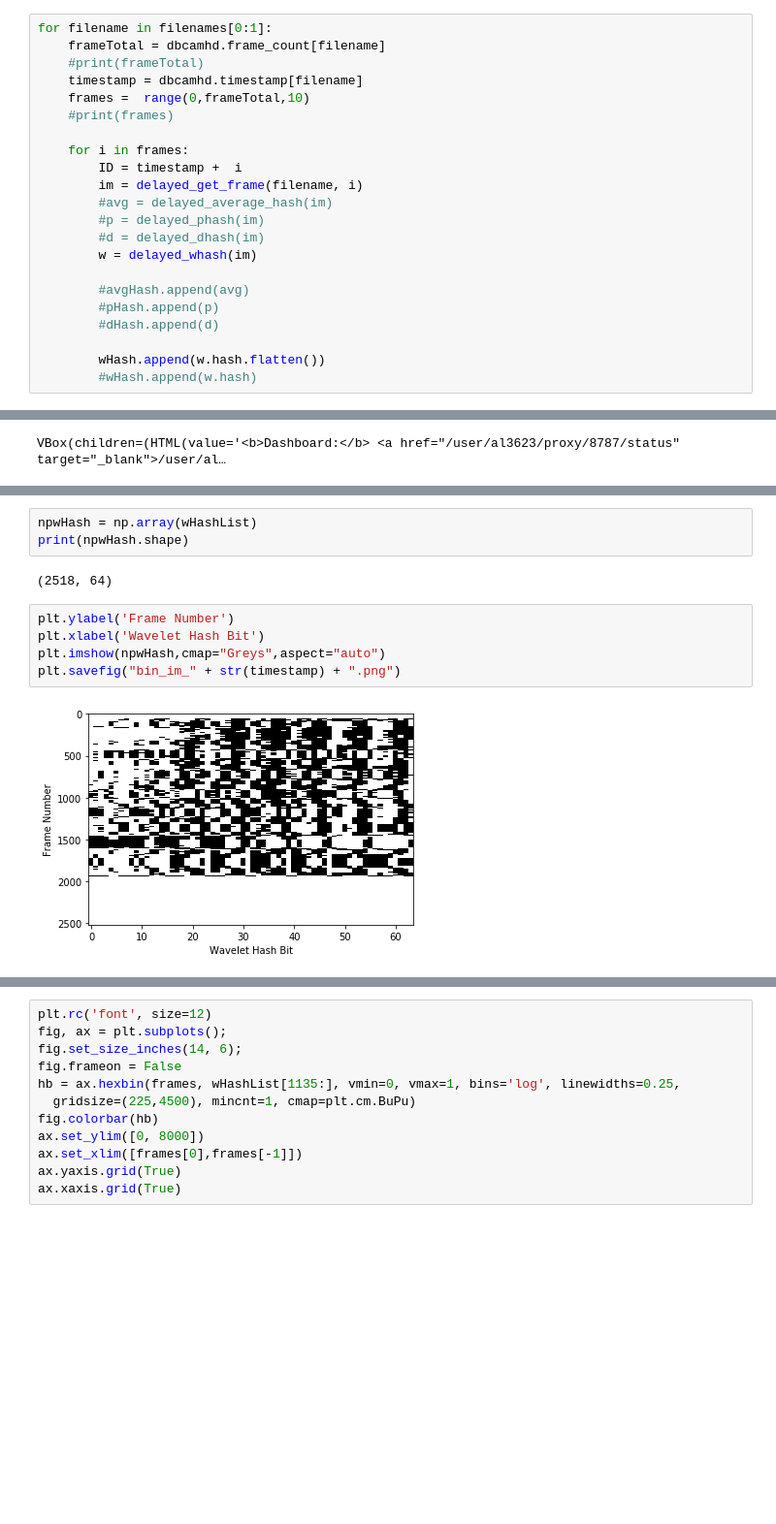
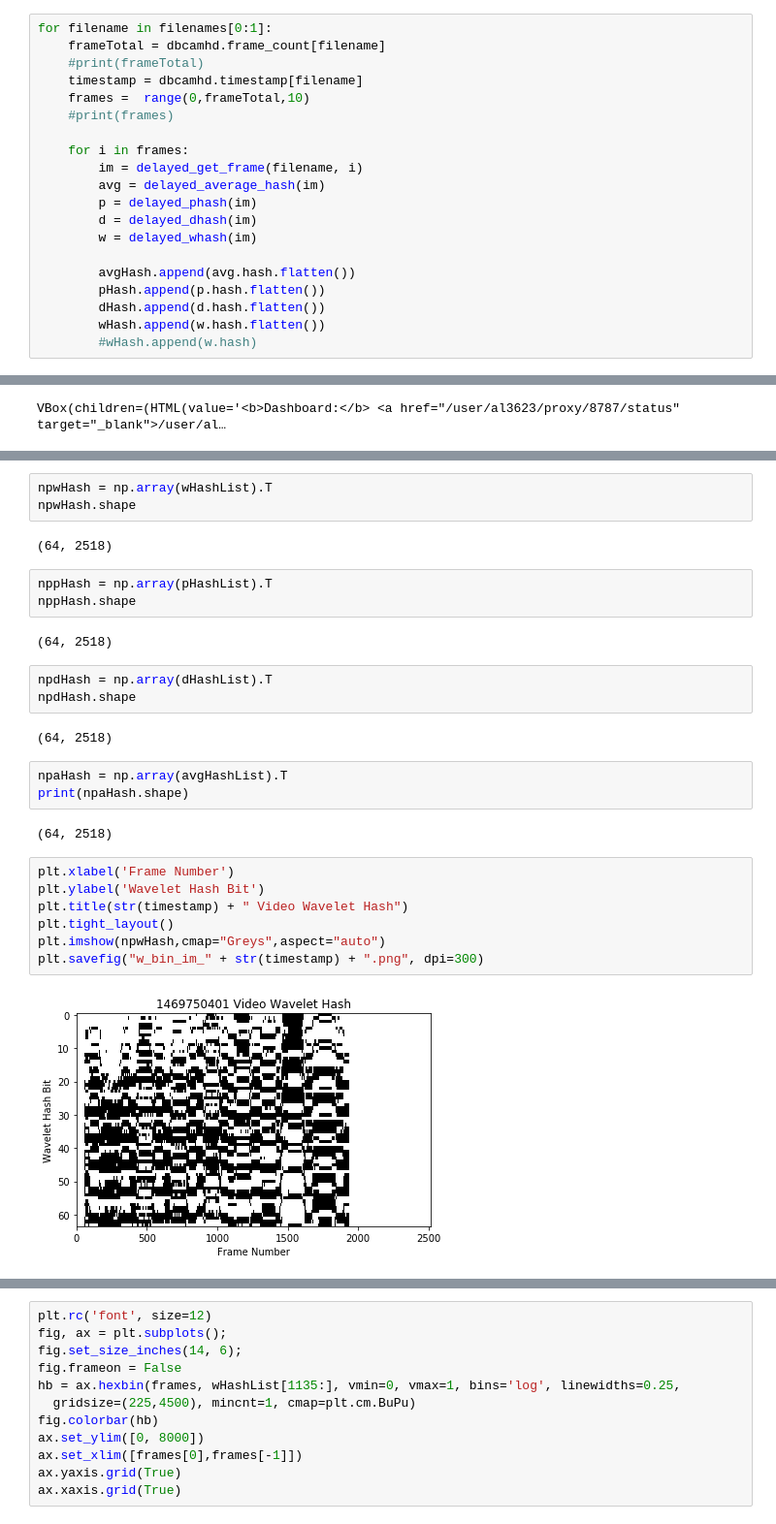
Before and after one commit to tjcrone/rte-camhd, a Jupyter notebook: amanda/imagehash_hexbin.ipynb, the cells around one changed output, grey strips where cells are left out. Shown at 97% size. Drawn from its saved outputs; the diff is of its cells as text; blank space fills up the shorter version.

Commit message:
binary hash map for all hashes applied on one video and plotted

```diff
--- a/amanda/imagehash_hexbin.ipynb
+++ b/amanda/imagehash_hexbin.ipynb
@@ -59,17 +59,15 @@ for filename in filenames[0:1]:
     #print(frames)
 
     for i in frames:
-        ID = timestamp +  i
         im = delayed_get_frame(filename, i)
-        #avg = delayed_average_hash(im)
-        #p = delayed_phash(im)
-        #d = delayed_dhash(im)
+        avg = delayed_average_hash(im)
+        p = delayed_phash(im)
+        d = delayed_dhash(im)
         w = delayed_whash(im)
 
-        #avgHash.append(avg)
-        #pHash.append(p)
-        #dHash.append(d)
-
+        avgHash.append(avg.hash.flatten())
+        pHash.append(p.hash.flatten())
+        dHash.append(d.hash.flatten())
         wHash.append(w.hash.flatten())
         #wHash.append(w.hash)
 # %%
@@ -96,12 +112,29 @@ Wall time: 1min 42s
 # %%
-npwHash = np.array(wHashList)
-print(npwHash.shape)
+npwHash = np.array(wHashList).T
+npwHash.shape
 # %% [output]
-(2518, 64)
+(64, 2518)
+# %%
+nppHash = np.array(pHashList).T
+nppHash.shape
+# %% [output]
+(64, 2518)
+# %%
+npdHash = np.array(dHashList).T
+npdHash.shape
+# %% [output]
+(64, 2518)
+# %%
+npaHash = np.array(avgHashList).T
+print(npaHash.shape)
+# %% [output]
+(64, 2518)
 # %%
-plt.ylabel('Frame Number')
-plt.xlabel('Wavelet Hash Bit')
+plt.xlabel('Frame Number')
+plt.ylabel('Wavelet Hash Bit')
+plt.title(str(timestamp) + " Video Wavelet Hash")
+plt.tight_layout()
 plt.imshow(npwHash,cmap="Greys",aspect="auto")
-plt.savefig("bin_im_" + str(timestamp) + ".png")
+plt.savefig("w_bin_im_" + str(timestamp) + ".png", dpi=300)
 # %% [output]
-[figure, old version]
+[figure, new version]
```
Also changed, not shown: parts of 10 cells of this notebook, 5 other files.
